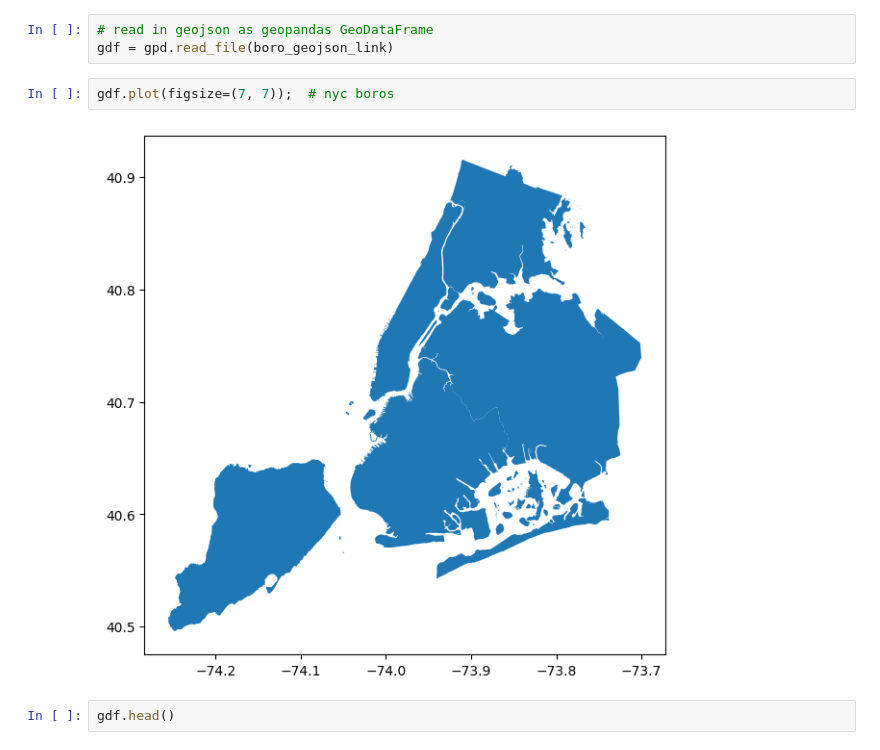
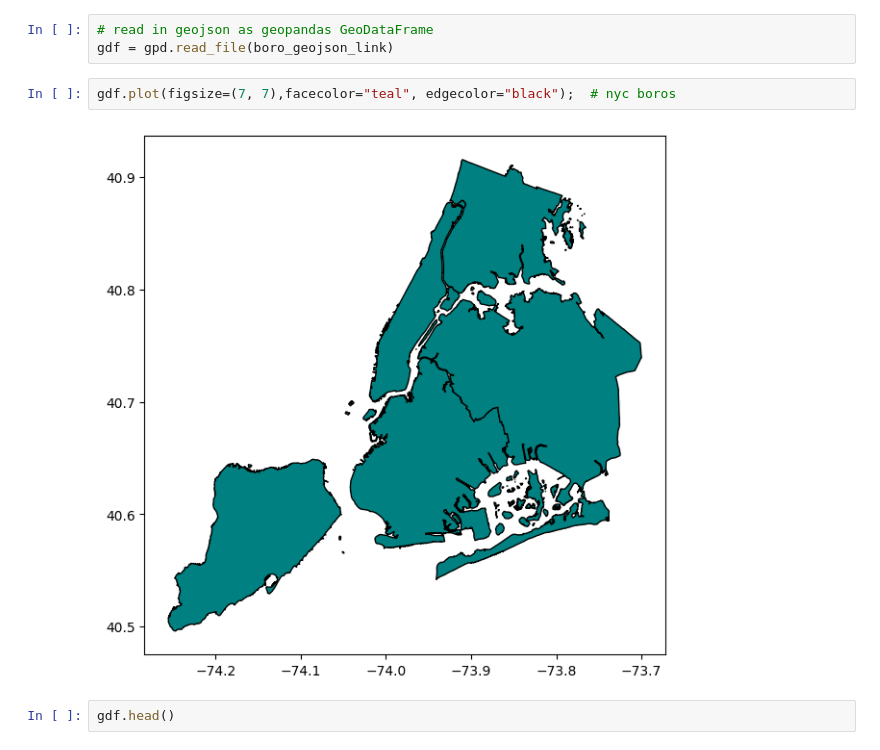
Before and after one commit to jsanz/sdsc, a Jupyter notebook: 2023-foundations-of-geospatial.ipynb, the cells around one changed output. Drawn from its saved outputs; the diff is of its cells as text.

```diff
--- a/2023-foundations-of-geospatial.ipynb
+++ b/2023-foundations-of-geospatial.ipynb
@@ -319,9 +320,9 @@ boro_geojson_link = 'https://data.cityofnewyork.us/api/geospatial/tqmj-j8zm?meth
 # read in geojson as geopandas GeoDataFrame
 gdf = gpd.read_file(boro_geojson_link)
 # %%
-gdf.plot(figsize=(7, 7));  # nyc boros
+gdf.plot(figsize=(7, 7),facecolor="teal", edgecolor="black");  # nyc boros
 # %% [output]
-[figure, old version]
+[figure, new version]
 # %%
 gdf.head()
 # %% [output]
```
Also changed, not shown: parts of 32 cells of this notebook, 1 other file.
